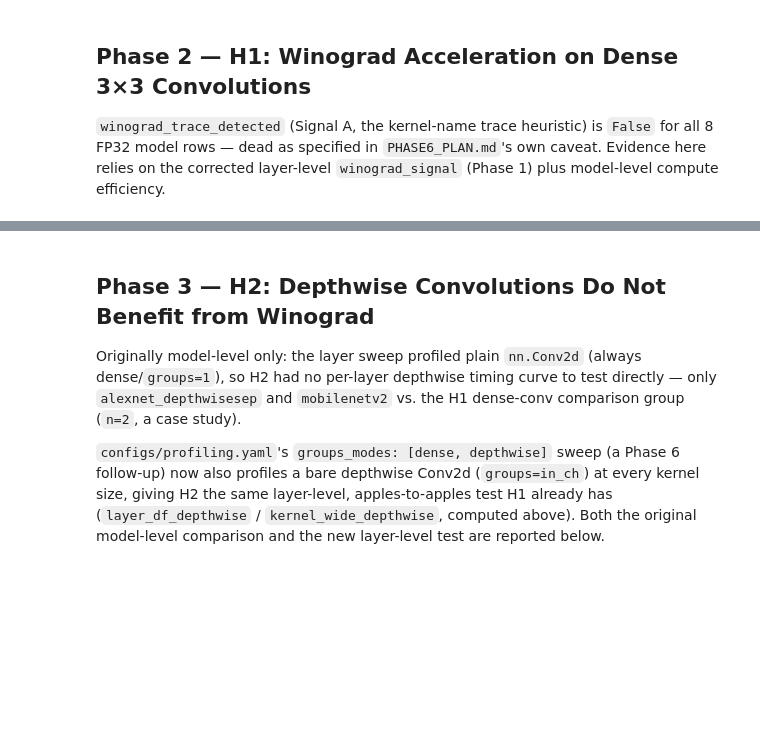
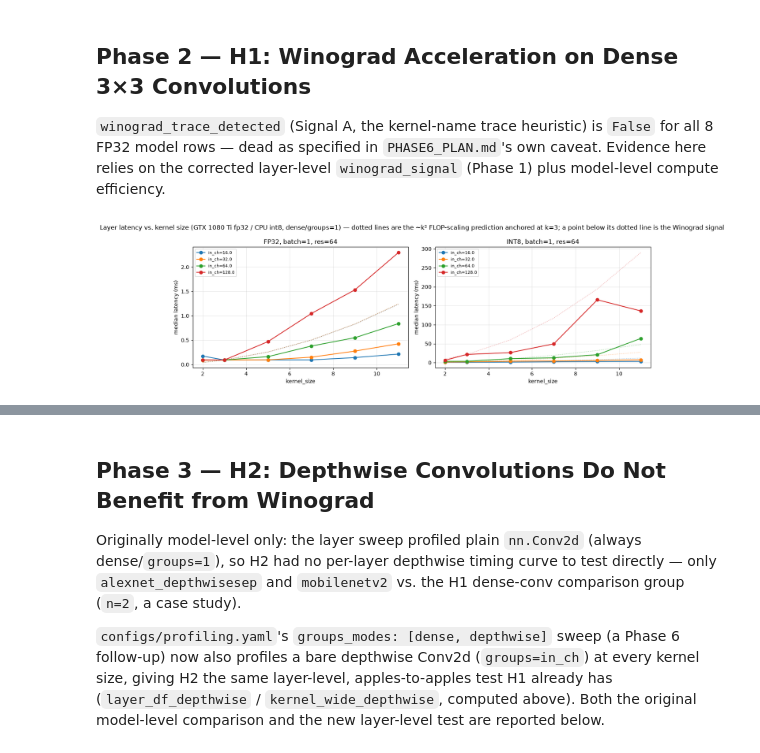
Before and after one commit to RafaelSdeS/dnn_study, a Jupyter notebook: notebooks/phase_6_hardware_profiling_analysis/hardware_profiling_phase6.ipynb, the cells around one changed output, grey strips where cells are left out. Cells and saved outputs as stored; diff of their text form; code cells hidden in the pictures; blank space fills up the shorter version.

```diff
--- a/notebooks/phase_6_hardware_profiling_analysis/hardware_profiling_phase6.ipynb
+++ b/notebooks/phase_6_hardware_profiling_analysis/hardware_profiling_phase6.ipynb
@@ -58,7 +59,7 @@ def load_jsonl(path: Path) -> list[dict]:
 
 
 PROFILE_FILES = [
-    PROJECT_ROOT / "outputs/pcad/phase6/nvidia_geforce_rtx_4090_tupi5_profile.json",
+    PROJECT_ROOT / "outputs/pcad/phase6/nvidia_geforce_gtx_1080_ti_beagle_profile.json",
 ]
 
 all_records = []
@@ -66,6 +67,25 @@ for fpath in PROFILE_FILES:
     for r in load_jsonl(fpath):
         r["source_file"] = fpath.name
         all_records.append(r)
+
+# This file was appended to (not overwritten/resumed) across two separate sbatch submissions --
+# the first predates the batch_size=64 / fp32_cpu-baseline fixes (items 2-3 below), so its "int8"
+# layer rows are the item-2 bug (numerically ~identical to fp32, not real quantized timings) and it
+# has no fp32_cpu/batch=64 rows at all. A per-row "drop exact duplicates" wouldn't remove those --
+# the two submissions profiled different (batch, precision) grids, so most of the stale run's rows
+# have no matching key in the corrected run to be deduped against, and would otherwise silently mix
+# into H4's precision pivot. Each run writes kind in order layer -> fft -> model, so a "layer" record
+# right after a "model" record marks the start of a new run; keep only the final (corrected) run.
+run_boundaries = [
+    i for i, r in enumerate(all_records)
+    if r["kind"] == "layer" and i > 0 and all_records[i - 1]["kind"] == "model"
+]
+if run_boundaries:
+    last_run_start = run_boundaries[-1]
+    dropped = sum(1 for i, r in enumerate(all_records) if r["kind"] != "metadata" and i < last_run_start)
+    print(f"Detected {len(run_boundaries)} appended run(s) in the profile file -- "
+          f"dropping {dropped} stale records from earlier submission(s).")
+    all_records = [r for i, r in enumerate(all_records) if r["kind"] == "metadata" or i >= last_run_start]
 
 raw_df = pd.DataFrame(all_records)
 
@@ -300,31 +373,33 @@ layer-level `winograd_signal` (Phase 1) plus model-level compute efficiency.
 # %%
 fig, axes = plt.subplots(1, 2, figsize=(13, 4.5))
 
 for ax, prec in zip(axes, ["fp32", "int8"]):
     subset = layer_df_dense[(layer_df_dense["batch_size"] == 1) & (layer_df_dense["input_resolution"] == 64) & (layer_df_dense["precision"] == prec)]
     for in_ch, grp in subset.groupby("in_ch"):
         grp = grp.sort_values("kernel_size")
         line, = ax.plot(grp["kernel_size"], grp["latency_median_ms"], marker="o", label=f"in_ch={in_ch}")
         # FLOP-predicted curve (~k^2 MACs), anchored at k=3 -- what "no acceleration" looks like.
         # A measured point falling BELOW this dotted line runs faster than raw FLOP count predicts,
         # which is the actual (FLOP-confound-free) Winograd signal -- see kernel_wide's norm_k cells above.
         k3_row = grp[grp["kernel_size"] == 3]
         if len(k3_row):
             k3_lat = k3_row["latency_median_ms"].iloc[0]
             ks = grp["kernel_size"].to_numpy()
             predicted = k3_lat * (ks / 3) ** 2
             ax.plot(ks, predicted, linestyle=":", color=line.get_color(), alpha=0.5, linewidth=1)
     ax.set_xlabel("kernel_size")
     ax.set_ylabel("median latency (ms)")
     ax.set_title(f"{prec.upper()}, batch=1, res=64")
     ax.legend(fontsize=8)
     ax.grid(alpha=0.3)
 
-fig.suptitle("Layer latency vs. kernel size (RTX 4090 fp32 / CPU int8, dense/groups=1) — dotted lines are the "
+fig.suptitle("Layer latency vs. kernel size (GTX 1080 Ti fp32 / CPU int8, dense/groups=1) — dotted lines are the "
              "~k² FLOP-scaling prediction anchored at k=3; a point below its dotted line is the Winograd signal")
 fig.tight_layout()
 fig.savefig(FIGURES_DIR / "phase6_latency_vs_kernel_size.png", dpi=120)
 plt.show()
+# %% [output]
+[figure, added]
 # %%
 # fp32/GPU only: int8 layer rows are real now (see intro) but only cover one (batch,res) shape,
 # so a coverage-across-shapes heatmap doesn't apply to them the way it does to the full fp32 grid.
```
Also changed, not shown: parts of 20 cells of this notebook, 16 other files.
